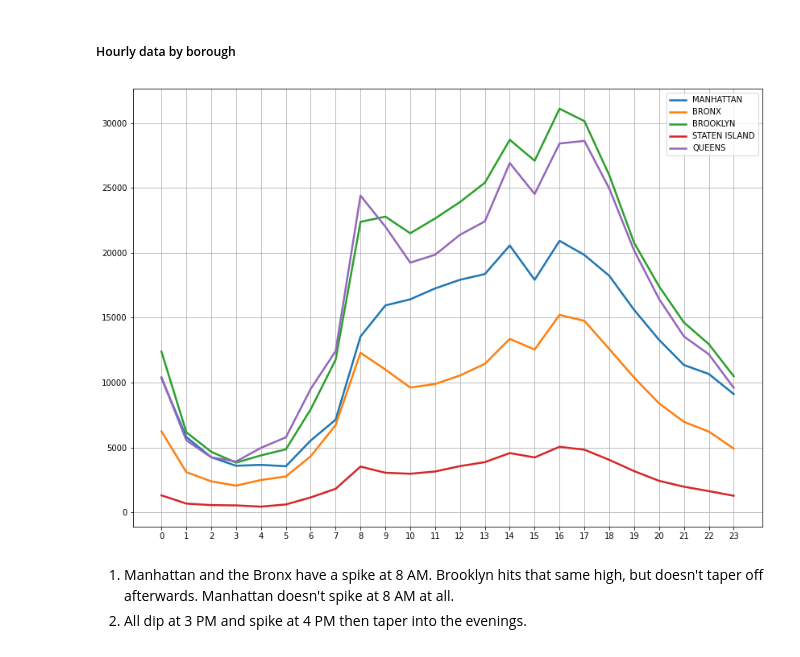
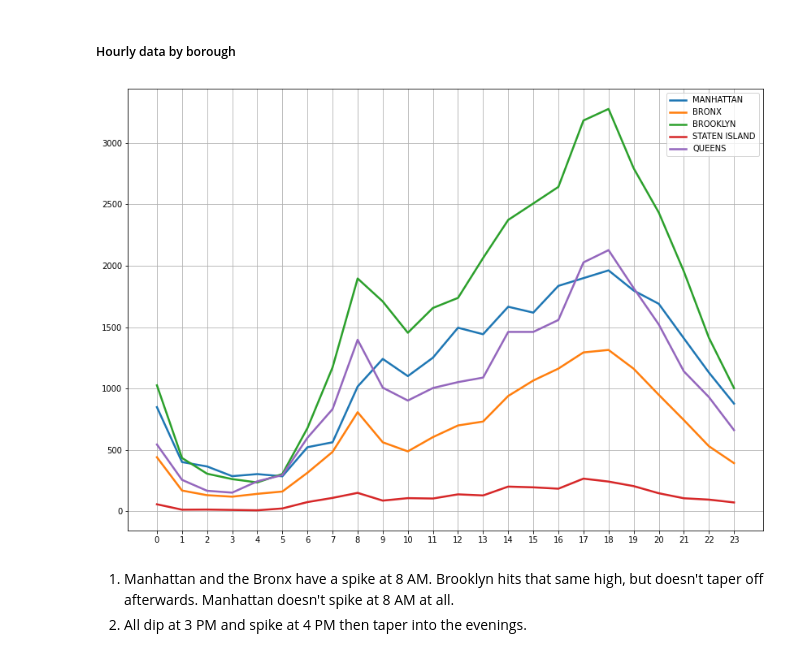
Before and after one commit to HechtYehuda/NYC-MVA-model, a Jupyter notebook: Model prework/EDA.ipynb, the cells around one changed output. Cells and saved outputs as stored; diff of their text form; code cells hidden in the pictures.

```diff
--- a/Model prework/EDA.ipynb
+++ b/Model prework/EDA.ipynb
@@ -285,16 +285,16 @@ plt.show()
 # %%
 boroughs = df['BOROUGH'].dropna().unique()
 plt.figure(figsize=(14,10))
 for borough in boroughs:
     hours = df.loc[(df['BOROUGH'] == borough) == True].groupby(df['CRASH TIME'].dt.hour)\
-    ['COLLISION_ID'].count()
+    ['TOTAL PEDESTRIAN CASUALTIES'].sum()
 
     _ = plt.plot(range(0,24), hours, linestyle='-', linewidth=2.5)
     _ = plt.xticks(np.arange(0,24,1))
 _ = plt.grid()
 _ = plt.legend(boroughs)
 # %% [output]
-[figure, old version]
+[figure, new version]
 # %% [markdown]
 1. Manhattan and the Bronx have a spike at 8 AM. Brooklyn hits that same high, but doesn't taper off afterwards. Manhattan doesn't spike at 8 AM at all.
 2. All dip at 3 PM and spike at 4 PM then taper into the evenings.
```
Also changed, not shown: parts of 5 cells of this notebook, 1 other file.
